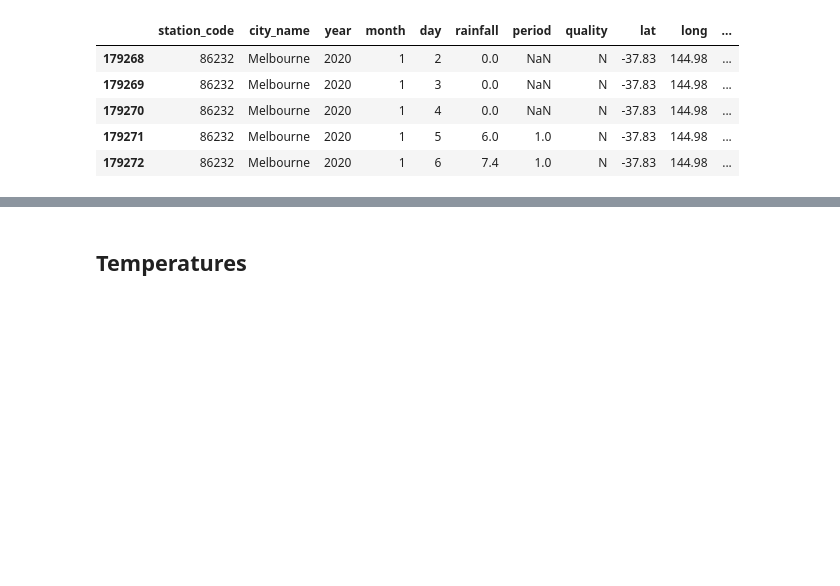
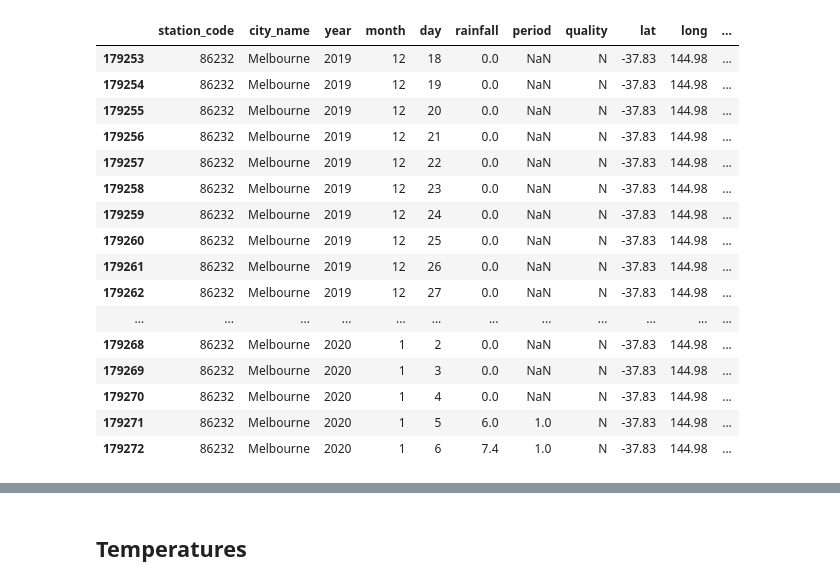
Before and after one commit to sanjivch/TidyTuesday, a Jupyter notebook: Tidy_Tuesday_2020_01_07_Australia_Fires.ipynb, the cells around one changed output, grey strips where cells are left out. Saved outputs shown, nothing was run; the diff lists cells and outputs as text; code cells hidden in the pictures; blank space fills up the shorter version.

```diff
--- a/Tidy_Tuesday_2020_01_07_Australia_Fires.ipynb
+++ b/Tidy_Tuesday_2020_01_07_Australia_Fires.ipynb
@@ -17,9 +16,20 @@ nasa_fire = pd.read_csv('https://raw.githubusercontent.com/rfordatascience/tidyt
 # For JSON File of fires
 url = "http://www.rfs.nsw.gov.au/feeds/majorIncidents.json"
 # %%
-rainfall.tail()
+rainfall.tail(20)
 # %% [output]
 |  | station_code | city_name | year | month | day | rainfall | period | quality | lat | long | ... |
+| 179253 | 86232 | Melbourne | 2019 | 12 | 18 | 0.0 | NaN | N | -37.83 | 144.98 | ... |
+| 179254 | 86232 | Melbourne | 2019 | 12 | 19 | 0.0 | NaN | N | -37.83 | 144.98 | ... |
+| 179255 | 86232 | Melbourne | 2019 | 12 | 20 | 0.0 | NaN | N | -37.83 | 144.98 | ... |
+| 179256 | 86232 | Melbourne | 2019 | 12 | 21 | 0.0 | NaN | N | -37.83 | 144.98 | ... |
+| 179257 | 86232 | Melbourne | 2019 | 12 | 22 | 0.0 | NaN | N | -37.83 | 144.98 | ... |
+| 179258 | 86232 | Melbourne | 2019 | 12 | 23 | 0.0 | NaN | N | -37.83 | 144.98 | ... |
+| 179259 | 86232 | Melbourne | 2019 | 12 | 24 | 0.0 | NaN | N | -37.83 | 144.98 | ... |
+| 179260 | 86232 | Melbourne | 2019 | 12 | 25 | 0.0 | NaN | N | -37.83 | 144.98 | ... |
+| 179261 | 86232 | Melbourne | 2019 | 12 | 26 | 0.0 | NaN | N | -37.83 | 144.98 | ... |
+| 179262 | 86232 | Melbourne | 2019 | 12 | 27 | 0.0 | NaN | N | -37.83 | 144.98 | ... |
+| ... | ... | ... | ... | ... | ... | ... | ... | ... | ... | ... | ... |
 | 179268 | 86232 | Melbourne | 2020 | 1 | 2 | 0.0 | NaN | N | -37.83 | 144.98 | ... |
 | 179269 | 86232 | Melbourne | 2020 | 1 | 3 | 0.0 | NaN | N | -37.83 | 144.98 | ... |
 | 179270 | 86232 | Melbourne | 2020 | 1 | 4 | 0.0 | NaN | N | -37.83 | 144.98 | ... |
```
Also changed, not shown: parts of 11 cells of this notebook.
